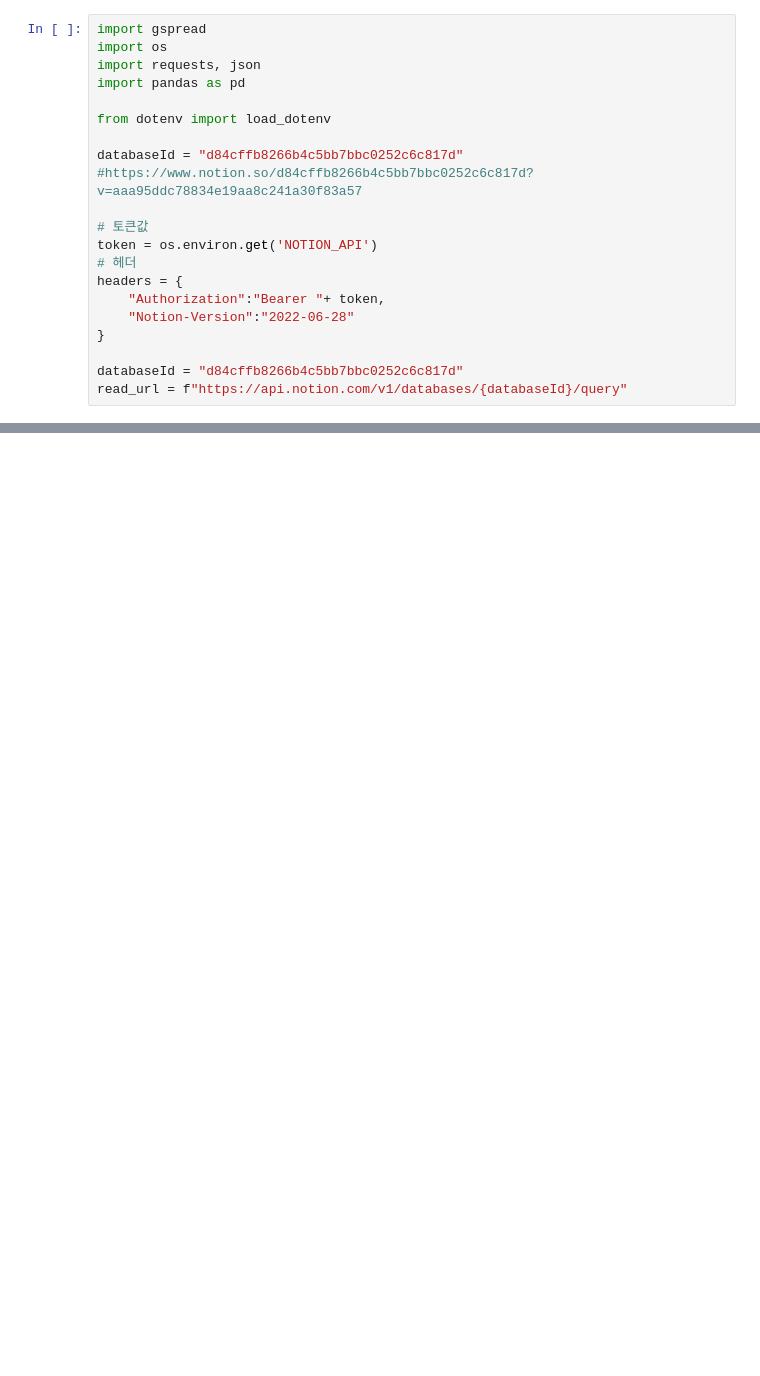
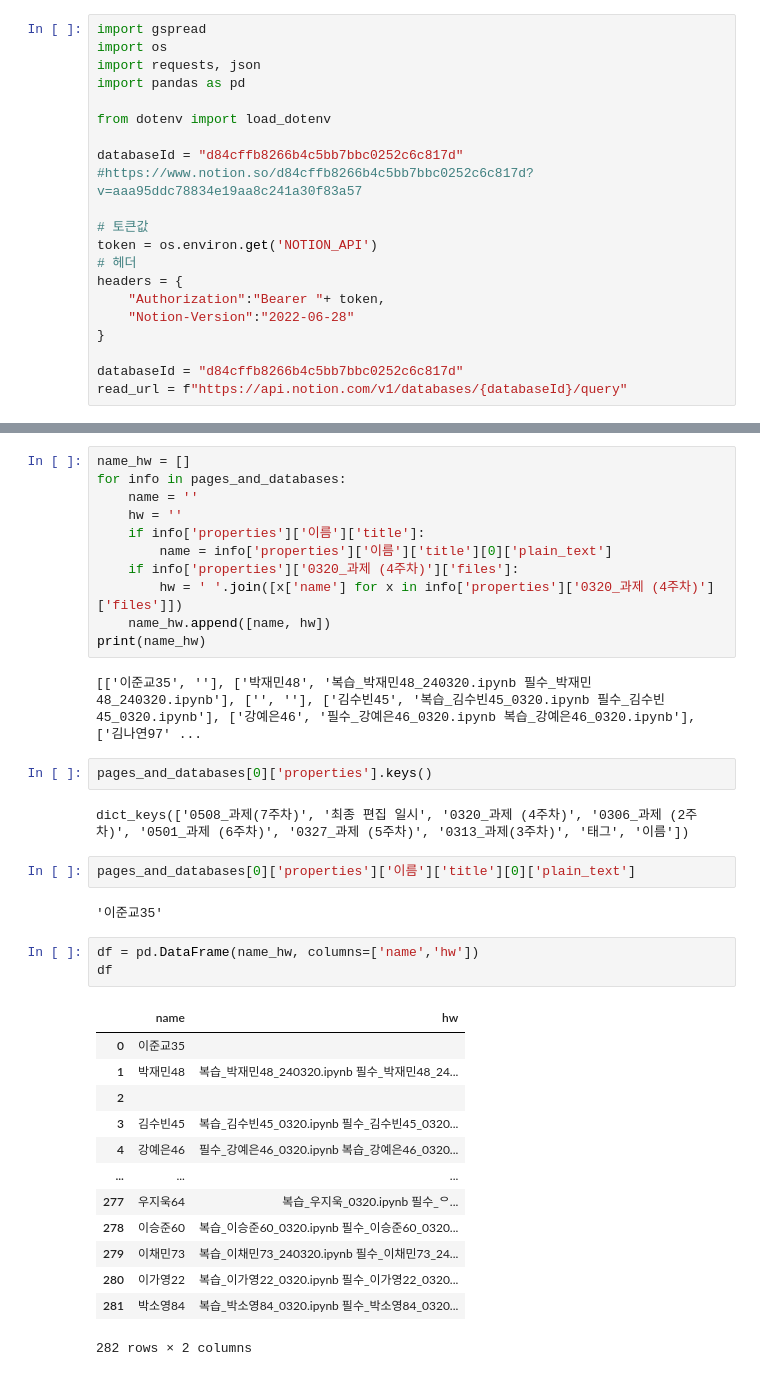
Before and after one commit to Jinu-uu/bda_cicd, a Jupyter notebook: homework.ipynb, the cells around one changed output, grey strips where cells are left out. Cells and saved outputs as stored; diff of their text form; blank space fills up the shorter version.

```diff
--- a/homework.ipynb
+++ b/homework.ipynb
@@ -70,0 +75,38 @@ get_notion_database(databaseId)
+# %%
+name_hw = []
+for info in pages_and_databases:
+    name = ''
+    hw = ''
+    if info['properties']['이름']['title']:
+        name = info['properties']['이름']['title'][0]['plain_text']
+    if info['properties']['0320_과제 (4주차)']['files']:
+        hw = ' '.join([x['name'] for x in info['properties']['0320_과제 (4주차)']['files']])
+    name_hw.append([name, hw])
+print(name_hw)
+# %% [output]
+[['이준교35', ''], ['박재민48', '복습_박재민48_240320.ipynb 필수_박재민48_240320.ipynb'], ['', ''], ['김수빈45', '복습_김수빈45_0320.ipynb 필수_김수빈45_0320.ipynb'], ['강예은46', '필수_강예은46_0320.ipynb 복습_강예은46_0320.ipynb'], ['김나연97' ...
+# %%
+pages_and_databases[0]['properties'].keys()
+# %% [output]
+dict_keys(['0508_과제(7주차)', '최종 편집 일시', '0320_과제 (4주차)', '0306_과제 (2주차)', '0501_과제 (6주차)', '0327_과제 (5주차)', '0313_과제(3주차)', '태그', '이름'])
+# %%
+pages_and_databases[0]['properties']['이름']['title'][0]['plain_text']
+# %% [output]
+'이준교35'
+# %%
+df = pd.DataFrame(name_hw, columns=['name','hw'])
+df
+# %% [output]
+|  | name | hw |
+| 0 | 이준교35 |  |
+| 1 | 박재민48 | 복습_박재민48_240320.ipynb 필수_박재민48_24... |
+| 2 |  |  |
+| 3 | 김수빈45 | 복습_김수빈45_0320.ipynb 필수_김수빈45_0320... |
+| 4 | 강예은46 | 필수_강예은46_0320.ipynb 복습_강예은46_0320... |
+| ... | ... | ... |
+| 277 | 우지욱64 | 복습_우지욱_0320.ipynb 필수_ᄋ... |
+| 278 | 이승준60 | 복습_이승준60_0320.ipynb 필수_이승준60_0320... |
+| 279 | 이채민73 | 복습_이채민73_240320.ipynb 필수_이채민73_24... |
+| 280 | 이가영22 | 복습_이가영22_0320.ipynb 필수_이가영22_0320... |
+| 281 | 박소영84 | 복습_박소영84_0320.ipynb 필수_박소영84_0320... |
+282 rows × 2 columns
```
Also changed, not shown: parts of 11 cells of this notebook, 3 other files.
